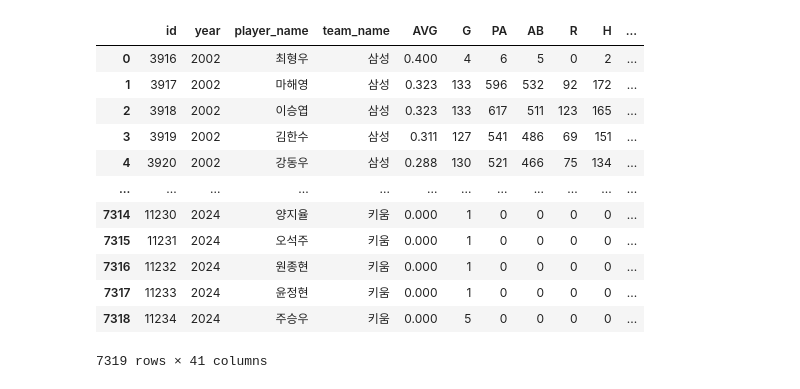
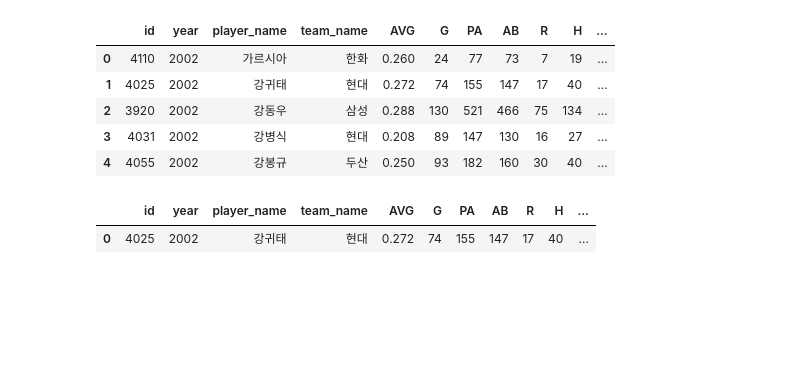
Before and after one commit to dlsdud9098/kbo_crawl, a Jupyter notebook: data_process.ipynb, the cells around one changed output. Saved outputs shown, nothing was run; the diff lists cells and outputs as text; code cells hidden in the pictures; blank space fills up the shorter version.

```diff
--- a/data_process.ipynb
+++ b/data_process.ipynb
@@ -16,21 +76,22 @@ KeyboardInterrupt:
+# %%
+# 세 기록 합치기
+
+df_merged = df1.merge(df2, on=['year', 'player_name', 'team_name', 'AVG'], how='outer') \
+                .merge(df3, on=['year', 'player_name', 'team_name', 'AVG'], how='outer')
+
+# df_merged.drop(columns=['id_x', 'id_y', 'year_x', 'year_y', 'player_name_x', 'player_name_y', 'team_name_x', 'team_name_y', 'AVG_x', 'AVG_y'])
+df_merged.head()
+# %% [output]
+|  | id | year | player_name | team_name | AVG | G | PA | AB | R | H | ... |
+| 0 | 4110 | 2002 | 가르시아 | 한화 | 0.260 | 24 | 77 | 73 | 7 | 19 | ... |
+| 1 | 4025 | 2002 | 강귀태 | 현대 | 0.272 | 74 | 155 | 147 | 17 | 40 | ... |
+| 2 | 3920 | 2002 | 강동우 | 삼성 | 0.288 | 130 | 521 | 466 | 75 | 134 | ... |
+| 3 | 4031 | 2002 | 강병식 | 현대 | 0.208 | 89 | 147 | 130 | 16 | 27 | ... |
+| 4 | 4055 | 2002 | 강봉규 | 두산 | 0.250 | 93 | 182 | 160 | 30 | 40 | ... |
 # %%
-# 첫 번째 기록창 (2002~)
-cur.execute('select * from KBO_TABLE where G >= 0 and year >= 2002;')
+cur.execute('select * from KBO_TABLE where year = 2002 and player_name = "강귀태";')
 result = cur.fetchall()
-
-df1 = pd.DataFrame(result)
-df1
+pd.DataFrame(result)
 # %% [output]
 |  | id | year | player_name | team_name | AVG | G | PA | AB | R | H | ... |
-| 0 | 3916 | 2002 | 최형우 | 삼성 | 0.400 | 4 | 6 | 5 | 0 | 2 | ... |
-| 1 | 3917 | 2002 | 마해영 | 삼성 | 0.323 | 133 | 596 | 532 | 92 | 172 | ... |
-| 2 | 3918 | 2002 | 이승엽 | 삼성 | 0.323 | 133 | 617 | 511 | 123 | 165 | ... |
-| 3 | 3919 | 2002 | 김한수 | 삼성 | 0.311 | 127 | 541 | 486 | 69 | 151 | ... |
-| 4 | 3920 | 2002 | 강동우 | 삼성 | 0.288 | 130 | 521 | 466 | 75 | 134 | ... |
-| ... | ... | ... | ... | ... | ... | ... | ... | ... | ... | ... | ... |
-| 7314 | 11230 | 2024 | 양지율 | 키움 | 0.000 | 1 | 0 | 0 | 0 | 0 | ... |
-| 7315 | 11231 | 2024 | 오석주 | 키움 | 0.000 | 1 | 0 | 0 | 0 | 0 | ... |
-| 7316 | 11232 | 2024 | 원종현 | 키움 | 0.000 | 1 | 0 | 0 | 0 | 0 | ... |
-| 7317 | 11233 | 2024 | 윤정현 | 키움 | 0.000 | 1 | 0 | 0 | 0 | 0 | ... |
-| 7318 | 11234 | 2024 | 주승우 | 키움 | 0.000 | 5 | 0 | 0 | 0 | 0 | ... |
+| 0 | 4025 | 2002 | 강귀태 | 현대 | 0.272 | 74 | 155 | 147 | 17 | 40 | ... |
-7319 rows × 41 columns
```
Also changed, not shown: parts of 9 cells of this notebook, 3 other files.
